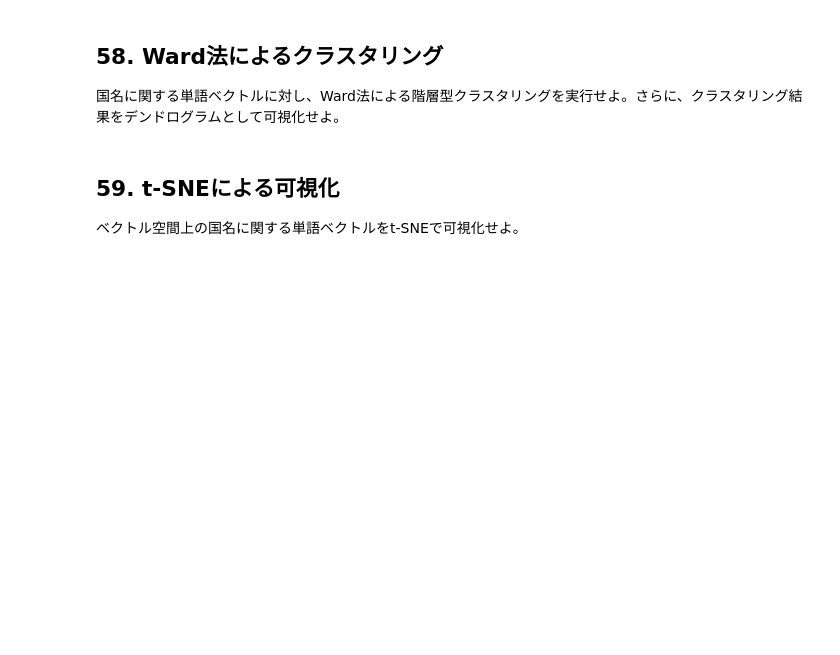
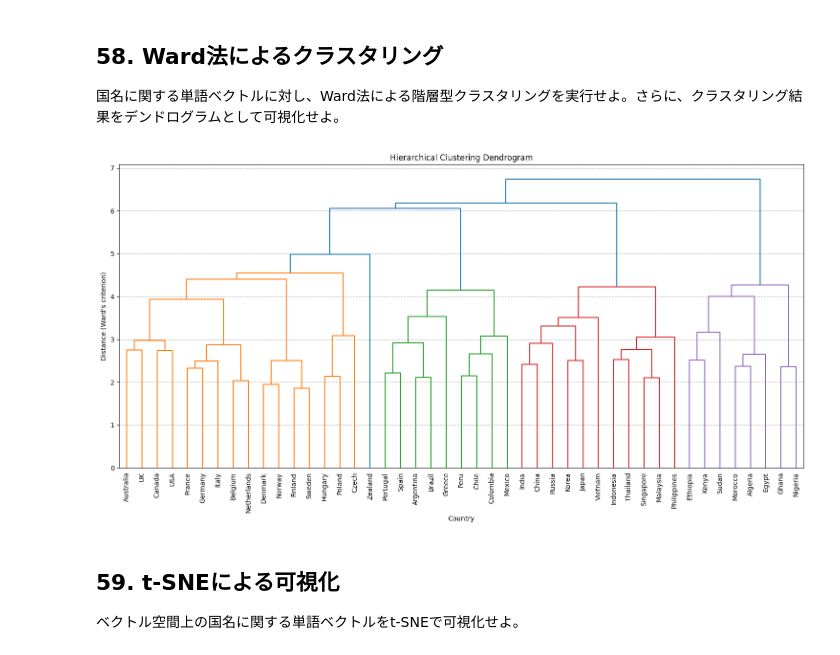
Before and after one commit to Rtosshy/2025, a Jupyter notebook: ja/ch06.ipynb, the cells around one changed output. Cells and saved outputs as stored; diff of their text form; code cells hidden in the pictures; blank space fills up the shorter version.

```diff
--- a/ja/ch06.ipynb
+++ b/ja/ch06.ipynb
@@ -366,6 +366,31 @@ plt.grid(True)
 ## 58. Ward法によるクラスタリング
 
 国名に関する単語ベクトルに対し、Ward法による階層型クラスタリングを実行せよ。さらに、クラスタリング結果をデンドログラムとして可視化せよ。
+# %%
+from scipy.cluster.hierarchy import linkage, dendrogram
+
+linked = linkage(X, method='ward', metric='euclidean')
+
+plt.figure(figsize=(15, 8))
+
+dendrogram(
+    linked,
+    orientation='top',
+    labels=country_names_in_vocab,
+    distance_sort='descending',
+    show_leaf_counts=True,
+    leaf_rotation=90.,
+    leaf_font_size=10.
+)
+
+plt.title(f'Hierarchical Clustering Dendrogram')
+plt.xlabel("Country")
+plt.ylabel("Distance (Ward's criterion)")
+plt.grid(axis='y', linestyle='--')
+plt.tight_layout()
+plt.show()
+# %% [output]
+[figure, added]
 # %% [markdown]
 ## 59. t-SNEによる可視化
 
```
Also changed, not shown: parts of 1 cell of this notebook.
